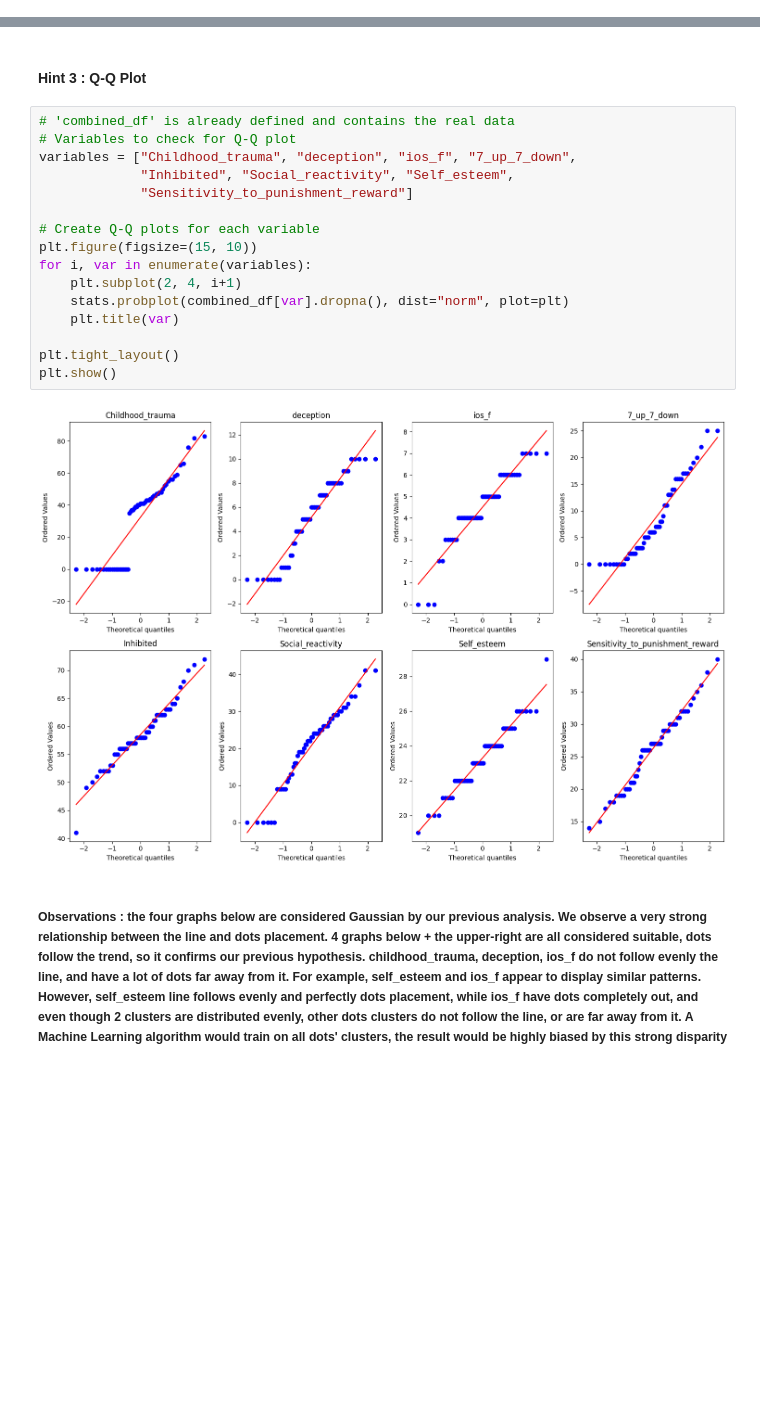
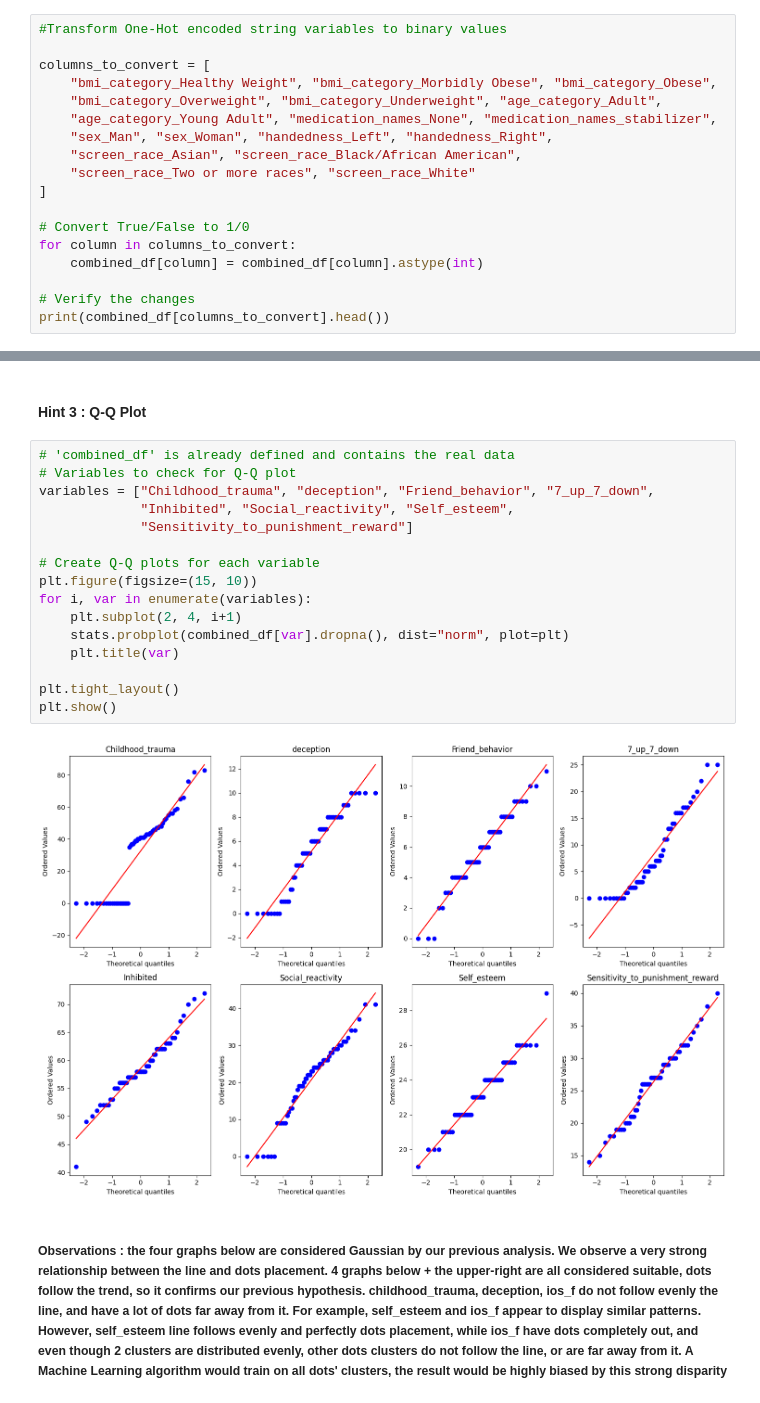
Before and after one commit to CenturyGhost/Neuroscience, a Jupyter notebook: I_preprocessing/step1.ipynb, the cells around one changed output, grey strips where cells are left out. Saved outputs shown, nothing was run; the diff lists cells and outputs as text; blank space fills up the shorter version.

```diff
--- a/I_preprocessing/step1.ipynb
+++ b/I_preprocessing/step1.ipynb
@@ -227,0 +231,18 @@ for column in categorical_columns:
+# %%
+#Transform One-Hot encoded string variables to binary values
+
+columns_to_convert = [
+    "bmi_category_Healthy Weight", "bmi_category_Morbidly Obese", "bmi_category_Obese",
+    "bmi_category_Overweight", "bmi_category_Underweight", "age_category_Adult",
+    "age_category_Young Adult", "medication_names_None", "medication_names_stabilizer",
+    "sex_Man", "sex_Woman", "handedness_Left", "handedness_Right",
+    "screen_race_Asian", "screen_race_Black/African American",
+    "screen_race_Two or more races", "screen_race_White"
+]
+
+# Convert True/False to 1/0
+for column in columns_to_convert:
+    combined_df[column] = combined_df[column].astype(int)
+
+# Verify the changes
+print(combined_df[columns_to_convert].head())
@@ -358,21 +397,21 @@ appt1_breathalyzer                   1.797693e+308
 # %%
 # 'combined_df' is already defined and contains the real data
 # Variables to check for Q-Q plot
-variables = ["Childhood_trauma", "deception", "ios_f", "7_up_7_down",
+variables = ["Childhood_trauma", "deception", "Friend_behavior", "7_up_7_down",
              "Inhibited", "Social_reactivity", "Self_esteem",
              "Sensitivity_to_punishment_reward"]
 
 # Create Q-Q plots for each variable
 plt.figure(figsize=(15, 10))
 for i, var in enumerate(variables):
     plt.subplot(2, 4, i+1)
     stats.probplot(combined_df[var].dropna(), dist="norm", plot=plt)
     plt.title(var)
 
 plt.tight_layout()
 plt.show()
 # %% [output]
-[figure, old version]
+[figure, new version]
 # %% [markdown]
 ##### Observations : the four graphs below are considered Gaussian by our previous analysis. We observe a very strong relationship between the line and dots placement. 4 graphs below + the upper-right are all considered suitable, dots follow the trend, so it confirms our previous hypothesis. childhood_trauma, deception, ios_f do not follow evenly the line, and have a lot of dots far away from it. For example, self_esteem and ios_f appear to display similar patterns. However, self_esteem line follows evenly and perfectly dots placement, while ios_f have dots completely out, and even though 2 clusters are distributed evenly, other dots clusters do not follow the line, or are far away from it. A Machine Learning algorithm would train on all dots' clusters, the result would be highly biased by this strong disparity
 # %% [markdown]
```
Also changed, not shown: parts of 11 cells of this notebook.
